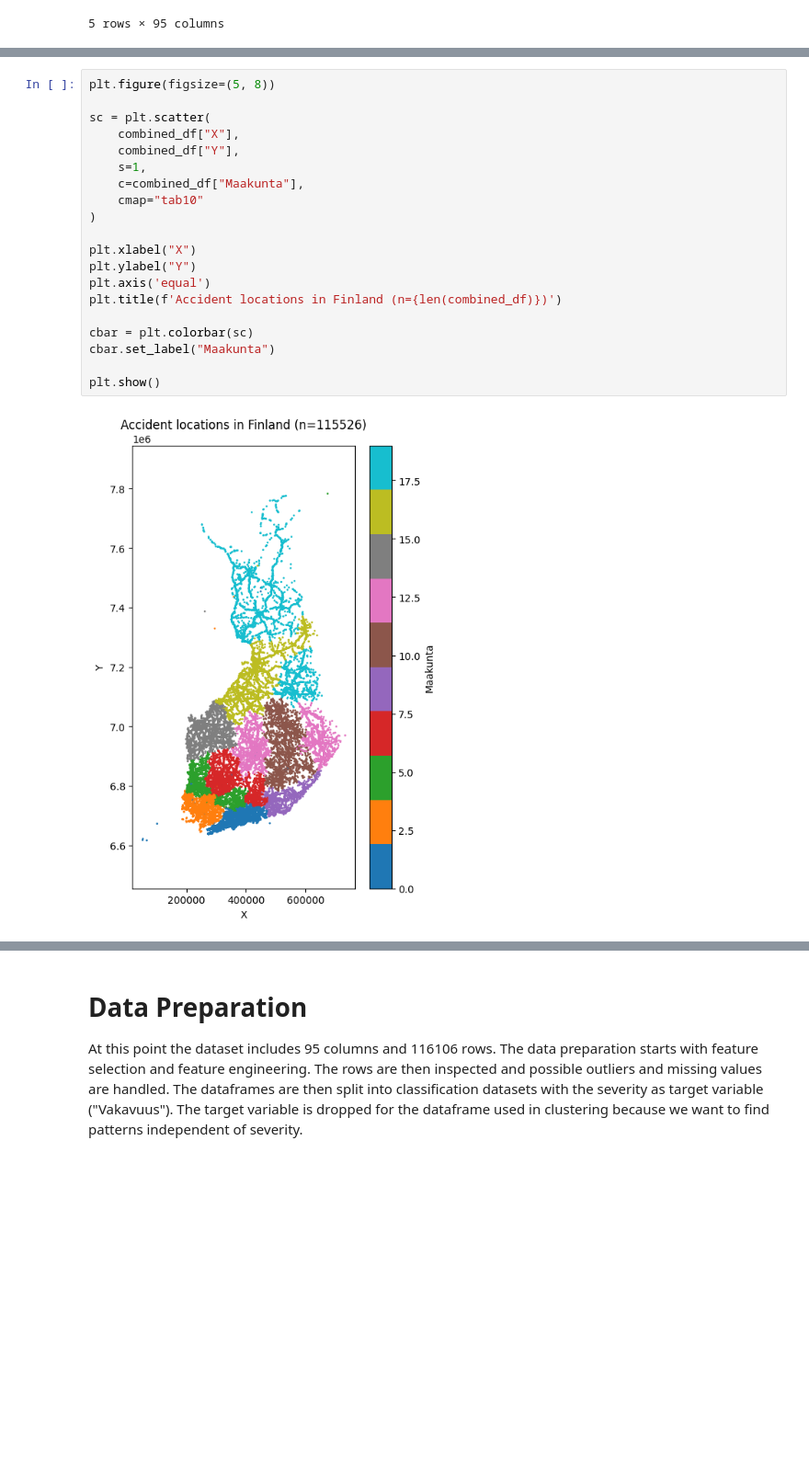
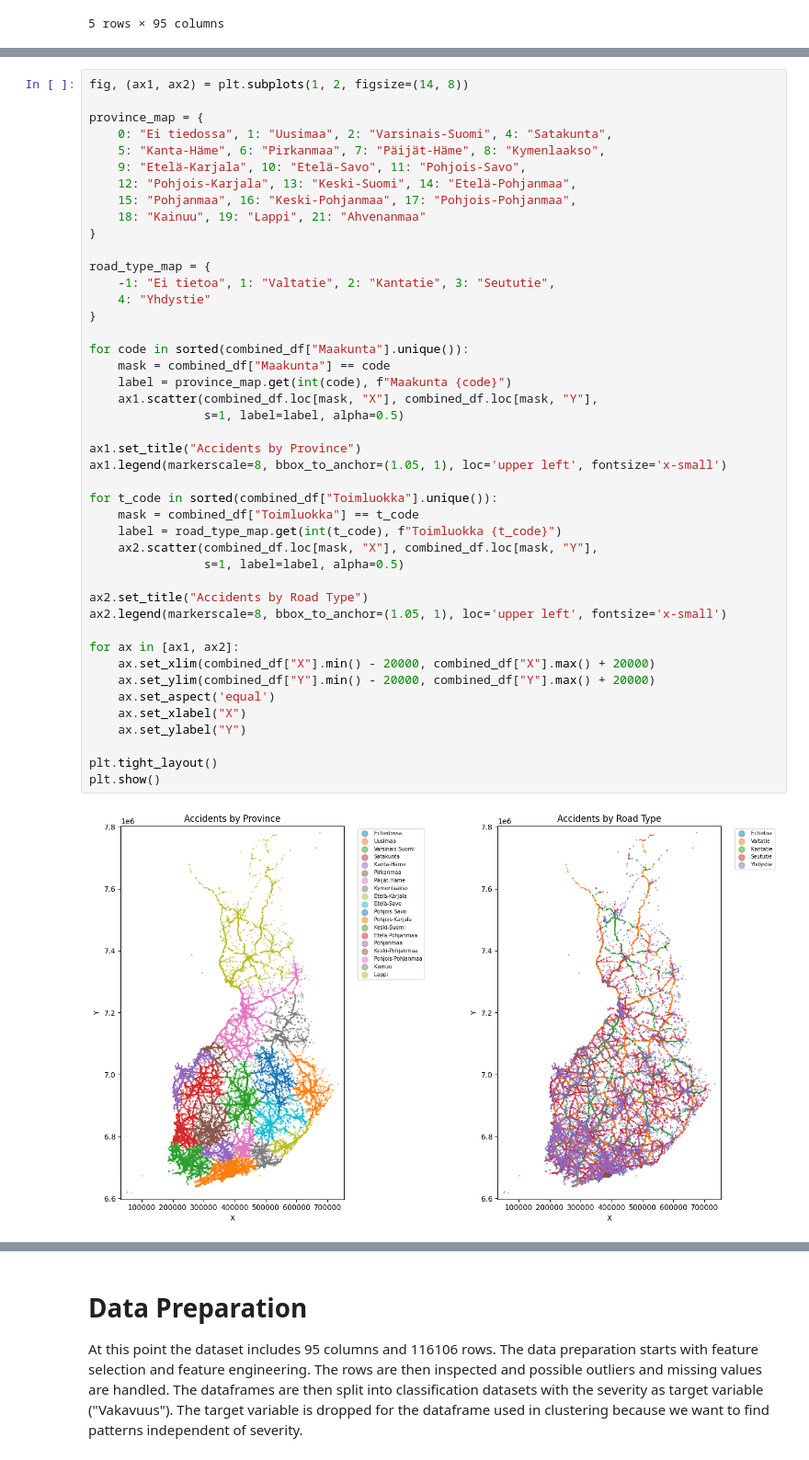
Before and after one commit to nealukumies/dml-project, a Jupyter notebook: traffic_accident_analysis.ipynb, the cells around one changed output, grey strips where cells are left out. Shown at 92% size. Saved outputs shown, nothing was run; the diff lists cells and outputs as text; blank space fills up the shorter version.

Commit message:
Add: new plots

```diff
--- a/traffic_accident_analysis.ipynb
+++ b/traffic_accident_analysis.ipynb
@@ -69,24 +69,48 @@ Data columns (total 95 columns):
 dtypes: Int64(56), object(39)
 memory usage: 90.4+ MB
 # %%
-plt.figure(figsize=(5, 8))
+fig, (ax1, ax2) = plt.subplots(1, 2, figsize=(14, 8))
 
-sc = plt.scatter(
-    combined_df["X"],
-    combined_df["Y"],
-    s=1,
-    c=combined_df["Maakunta"],
-    cmap="tab10"
-)
+province_map = {
+    0: "Ei tiedossa", 1: "Uusimaa", 2: "Varsinais-Suomi", 4: "Satakunta",
+    5: "Kanta-Häme", 6: "Pirkanmaa", 7: "Päijät-Häme", 8: "Kymenlaakso",
+    9: "Etelä-Karjala", 10: "Etelä-Savo", 11: "Pohjois-Savo",
+    12: "Pohjois-Karjala", 13: "Keski-Suomi", 14: "Etelä-Pohjanmaa",
+    15: "Pohjanmaa", 16: "Keski-Pohjanmaa", 17: "Pohjois-Pohjanmaa",
+    18: "Kainuu", 19: "Lappi", 21: "Ahvenanmaa"
+}
 
-plt.xlabel("X")
-plt.ylabel("Y")
-plt.axis('equal')
-plt.title(f'Accident locations in Finland (n={len(combined_df)})')
+road_type_map = {
+    -1: "Ei tietoa", 1: "Valtatie", 2: "Kantatie", 3: "Seututie",
+    4: "Yhdystie"
+}
 
-cbar = plt.colorbar(sc)
-cbar.set_label("Maakunta")
+for code in sorted(combined_df["Maakunta"].unique()):
+    mask = combined_df["Maakunta"] == code
+    label = province_map.get(int(code), f"Maakunta {code}")
+    ax1.scatter(combined_df.loc[mask, "X"], combined_df.loc[mask, "Y"],
+                s=1, label=label, alpha=0.5)
 
+ax1.set_title("Accidents by Province")
+ax1.legend(markerscale=8, bbox_to_anchor=(1.05, 1), loc='upper left', fontsize='x-small')
+
+for t_code in sorted(combined_df["Toimluokka"].unique()):
+    mask = combined_df["Toimluokka"] == t_code
+    label = road_type_map.get(int(t_code), f"Toimluokka {t_code}")
+    ax2.scatter(combined_df.loc[mask, "X"], combined_df.loc[mask, "Y"],
+                s=1, label=label, alpha=0.5)
+
+ax2.set_title("Accidents by Road Type")
+ax2.legend(markerscale=8, bbox_to_anchor=(1.05, 1), loc='upper left', fontsize='x-small')
+
+for ax in [ax1, ax2]:
+    ax.set_xlim(combined_df["X"].min() - 20000, combined_df["X"].max() + 20000)
+    ax.set_ylim(combined_df["Y"].min() - 20000, combined_df["Y"].max() + 20000)
+    ax.set_aspect('equal')
+    ax.set_xlabel("X")
+    ax.set_ylabel("Y")
+
+plt.tight_layout()
 plt.show()
 # %% [output]
-[figure, old version]
+[figure, new version]
```
Also changed, not shown: parts of 2 cells of this notebook.
